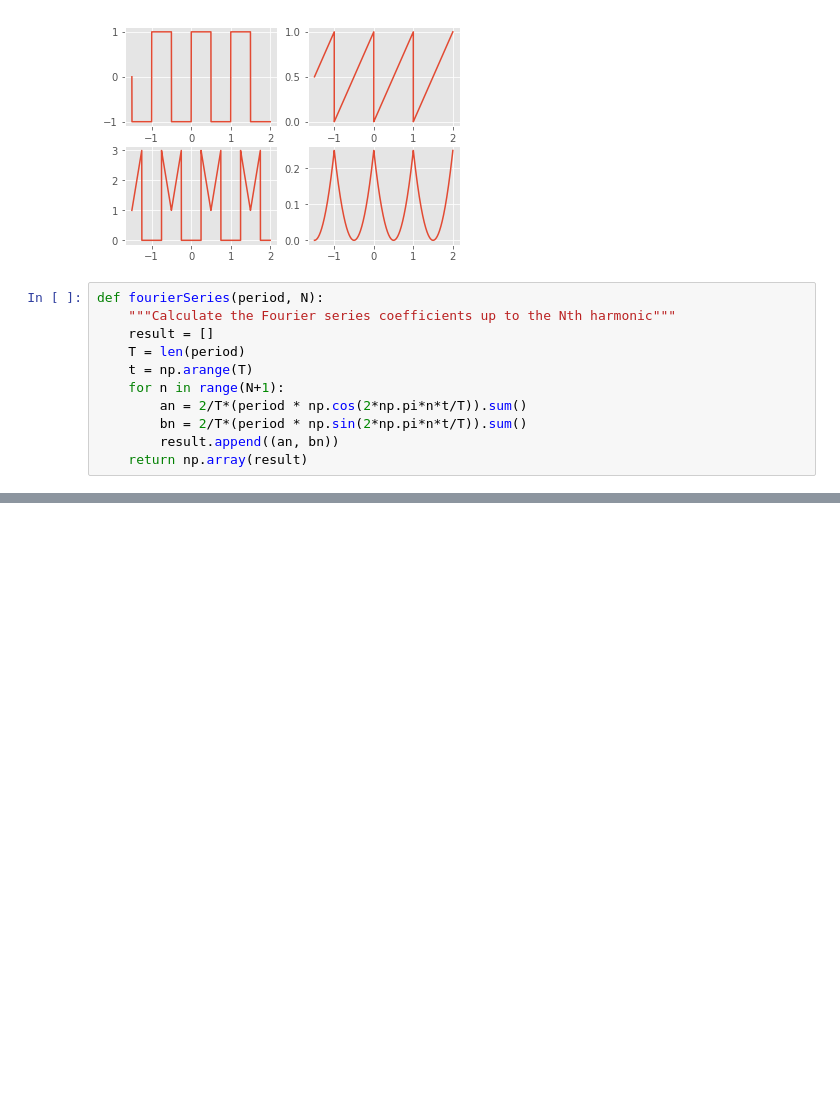
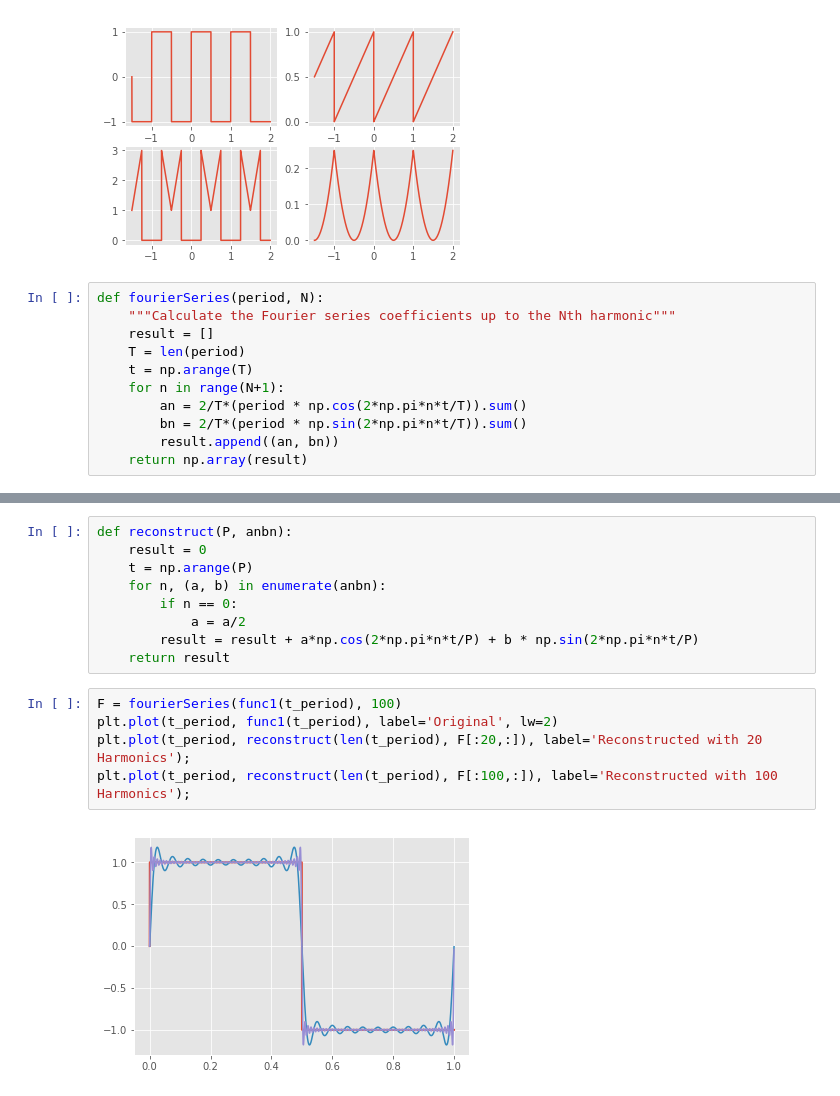
Before and after one commit to lyshds/dn_activation_rec_ubu, a Jupyter notebook: S37/robofly_phase_shift_coefficients.ipynb, the cells around one changed output, grey strips where cells are left out. Saved outputs shown, nothing was run; the diff lists cells and outputs as text; blank space fills up the shorter version.

```diff
--- a/S37/robofly_phase_shift_coefficients.ipynb
+++ b/S37/robofly_phase_shift_coefficients.ipynb
@@ -240,0 +249,16 @@ def fourierSeries(period, N):
+# %%
+def reconstruct(P, anbn):
+    result = 0
+    t = np.arange(P)
+    for n, (a, b) in enumerate(anbn):
+        if n == 0:
+            a = a/2
+        result = result + a*np.cos(2*np.pi*n*t/P) + b * np.sin(2*np.pi*n*t/P)
+    return result
+# %%
+F = fourierSeries(func1(t_period), 100)
+plt.plot(t_period, func1(t_period), label='Original', lw=2)
+plt.plot(t_period, reconstruct(len(t_period), F[:20,:]), label='Reconstructed with 20 Harmonics');
+plt.plot(t_period, reconstruct(len(t_period), F[:100,:]), label='Reconstructed with 100 Harmonics');
+# %% [output]
+[figure, added]
```
Also changed, not shown: parts of 12 cells of this notebook.
